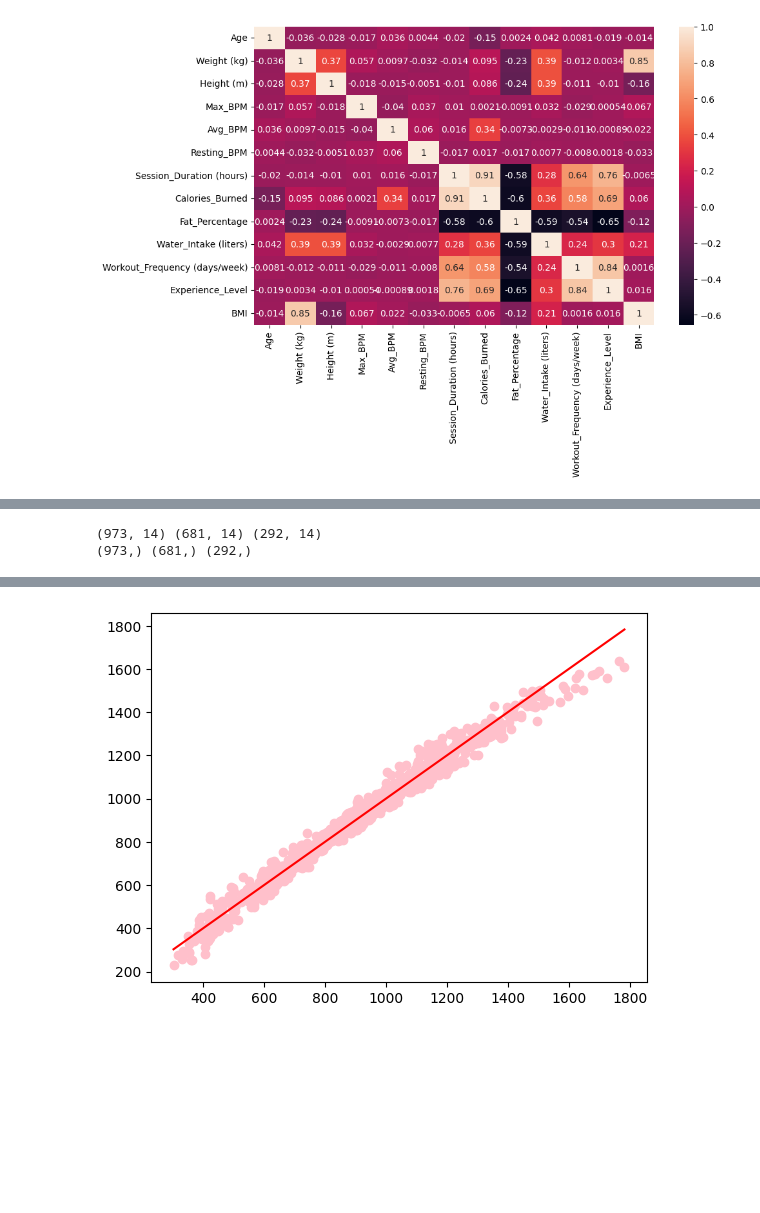
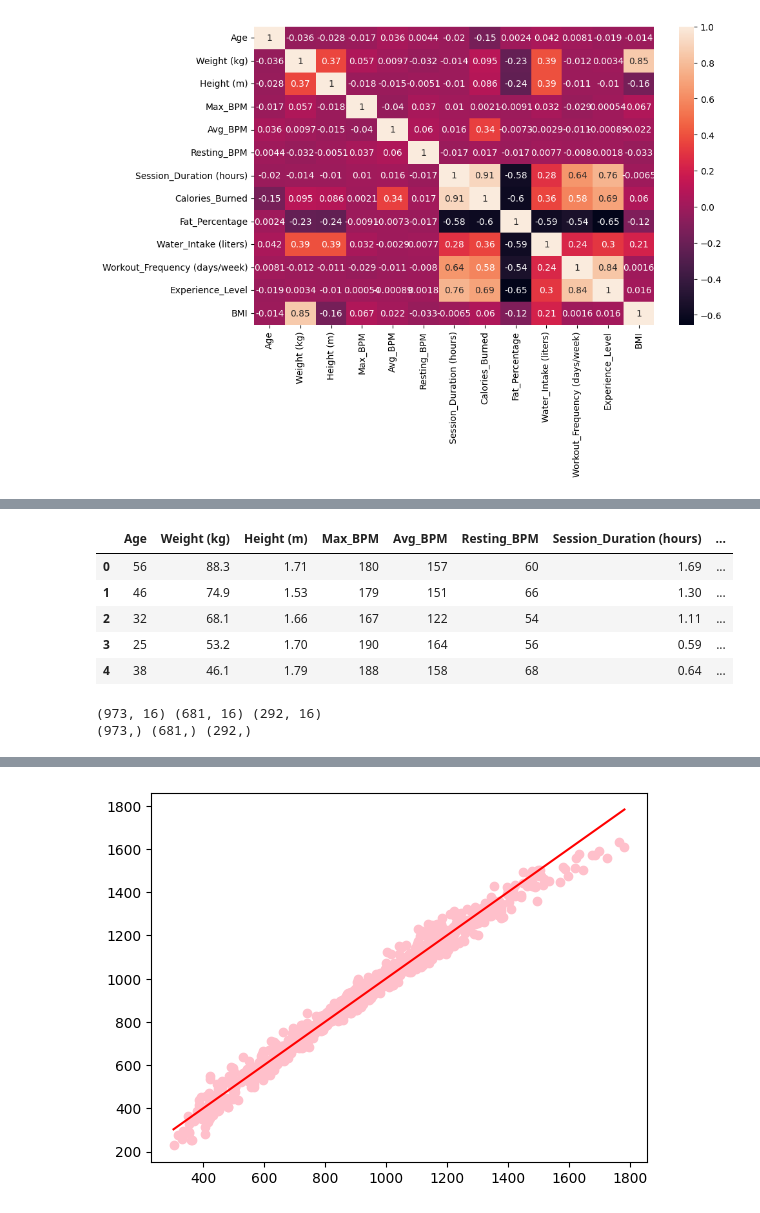
Before and after one commit to natoo77/GymMemebersDataset, a Jupyter notebook: Gym_Members_Exercise_Dataset_EDA_+_Calorie_prediction_regression_+_Experience_level_classification.ipynb, the cells around one changed output, grey strips where cells are left out. Cells and saved outputs as stored; diff of their text form; code cells hidden in the pictures; blank space fills up the shorter version.

```diff
--- a/Gym_Members_Exercise_Dataset_EDA_+_Calorie_prediction_regression_+_Experience_level_classification.ipynb
+++ b/Gym_Members_Exercise_Dataset_EDA_+_Calorie_prediction_regression_+_Experience_level_classification.ipynb
@@ -293,8 +309,3 @@ sns.heatmap(correlation,
 # %% [output]
 <Axes: >
 [figure]
-# %%
-label_encoder = LabelEncoder()
-
-data['Gender'] = label_encoder.fit_transform(data['Gender'])
-data['Workout_Type'] = label_encoder.fit_transform(data['Workout_Type'])
@@ -310,2 +312,24 @@ data.head()
+# %%
+onehot_encoder = OneHotEncoder(drop='first',sparse_output=False)
+
+encoded_array = onehot_encoder.fit_transform(data[['Gender', 'Workout_Type']])
+encoded_feature_names = onehot_encoder.get_feature_names_out(['Gender', 'Workout_Type'])
+encoded_df = pd.DataFrame(encoded_array, columns=encoded_feature_names)
+encoded_df.reset_index(drop=True, inplace=True)
+# %%
+data_encoded = data.drop(columns=['Gender', 'Workout_Type'])
+
+# Concatenate the original DataFrame with the encoded DataFrame
+data_encoded = pd.concat([data_encoded, encoded_df], axis=1)
+
+# Display the final DataFrame
+data_encoded.head()
+# %% [output]
+|  | Age | Weight (kg) | Height (m) | Max_BPM | Avg_BPM | Resting_BPM | Session_Duration (hours) | ... |
+| 0 | 56 | 88.3 | 1.71 | 180 | 157 | 60 | 1.69 | ... |
+| 1 | 46 | 74.9 | 1.53 | 179 | 151 | 66 | 1.30 | ... |
+| 2 | 32 | 68.1 | 1.66 | 167 | 122 | 54 | 1.11 | ... |
+| 3 | 25 | 53.2 | 1.70 | 190 | 164 | 56 | 0.59 | ... |
+| 4 | 38 | 46.1 | 1.79 | 188 | 158 | 68 | 0.64 | ... |
 # %%
 # separating the data and labels
@@ -318,9 +346,8 @@ X_scaled = scaler.fit_transform(X)
 # %%
-X_train, X_test, y_train, y_test = train_test_split(X_scaled, y, test_size=0.3, random_state=45)
 print(X.shape, X_train.shape, X_test.shape)
 print(y.shape, y_train.shape, y_test.shape)
 # %% [output]
-(973, 14) (681, 14) (292, 14)
+(973, 16) (681, 16) (292, 16)
 (973,) (681,) (292,)
 # %%
 # @title LINEAR REGRESSION
```
Also changed, not shown: parts of 36 cells of this notebook.
